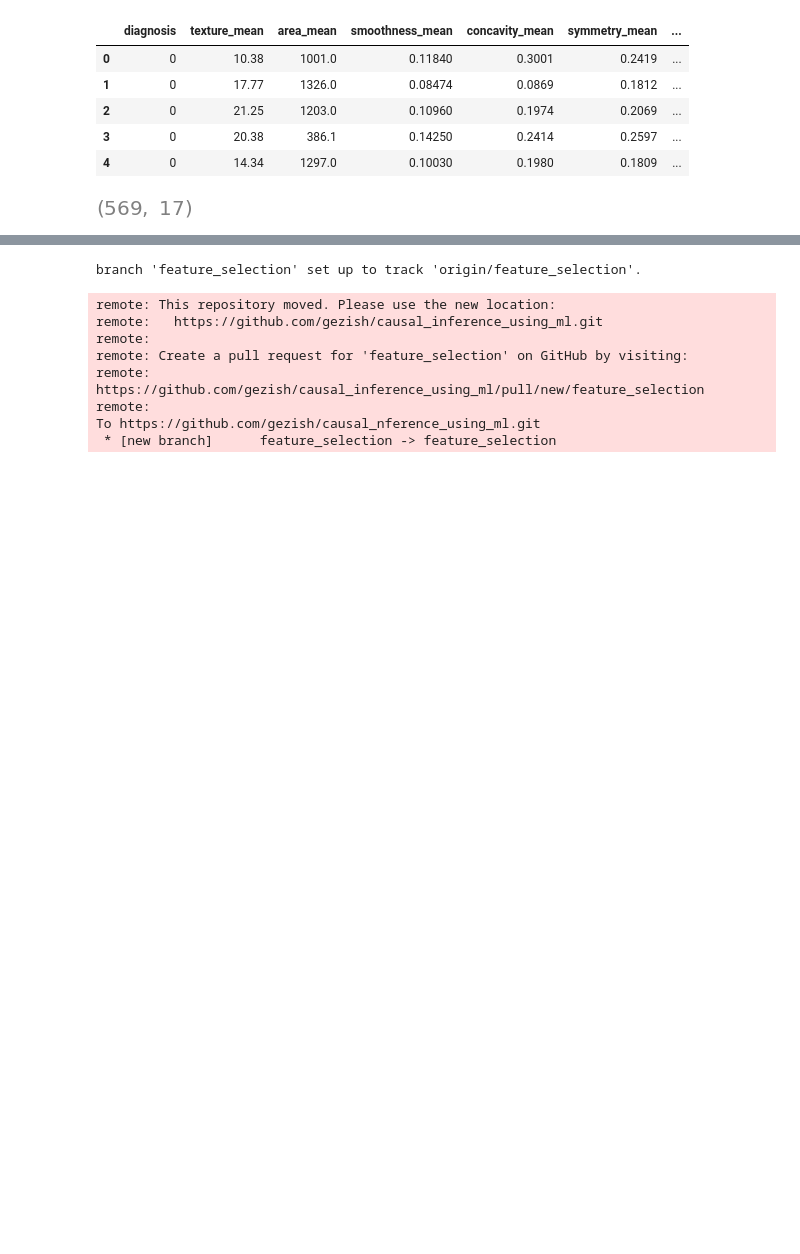
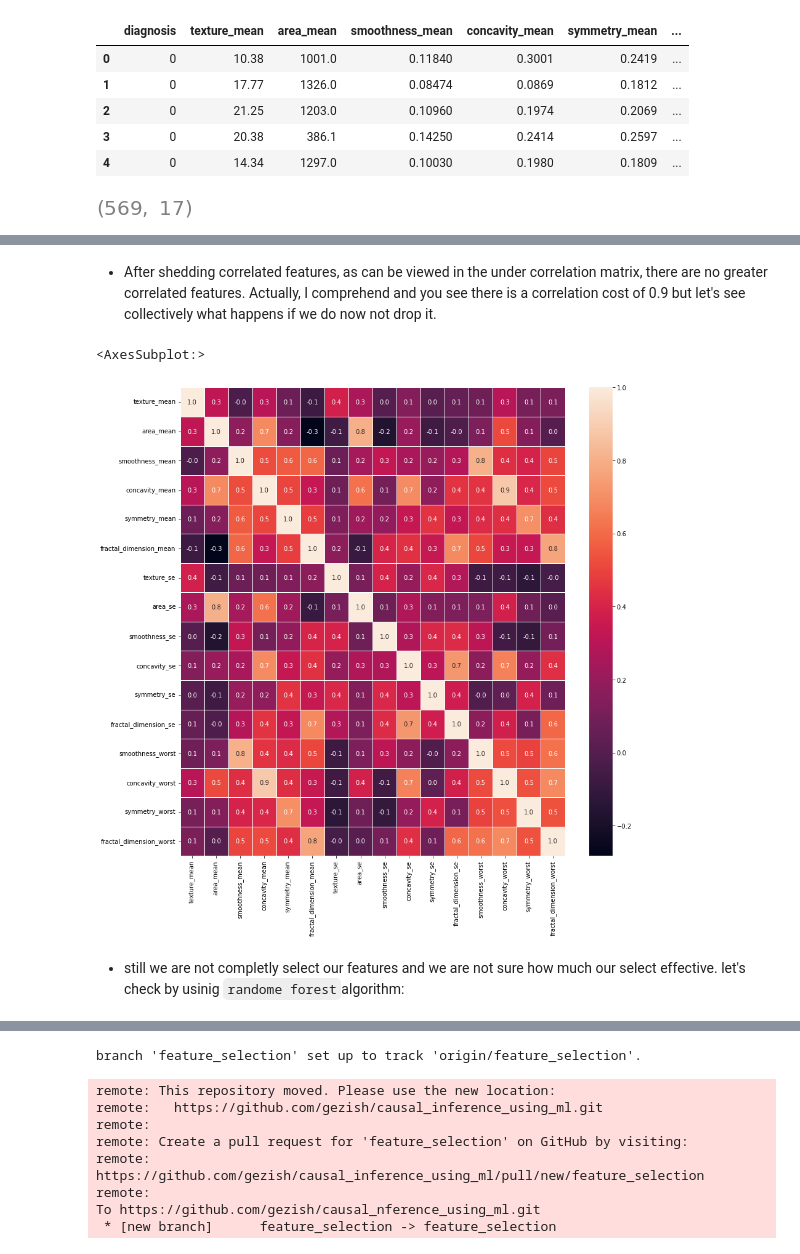
Before and after one commit to gezish/causal_inference_using_ml, a Jupyter notebook: notebooks/feature_selection.ipynb, the cells around one changed output, grey strips where cells are left out. Cells and saved outputs as stored; diff of their text form; code cells hidden in the pictures; blank space fills up the shorter version.

Commit message:
continious feature selection checks

```diff
--- a/notebooks/feature_selection.ipynb
+++ b/notebooks/feature_selection.ipynb
@@ -187,0 +176,13 @@ variable independently because the independent variables tend to change in uniso
+# %%
+x_3=x_2.drop(['diagnosis'],axis=1)
+# %% [markdown]
+- After shedding correlated features, as can be viewed in the under correlation matrix, there are no greater correlated features. Actually, I comprehend and you see there is a correlation cost of 0.9 but let's see collectively what happens if we do now not drop it.
+# %%
+f,ax = plt.subplots(figsize=(14, 14))
+sns.heatmap(x_3.corr(), annot=True, linewidths=.5, fmt= '.1f',ax=ax)
+# %% [output]
+<AxesSubplot:>
+[figure, added]
+# %% [markdown]
+- still we are not completly select our features and we are not sure how much our select effective.
+let's check by usinig `randome forest`algorithm:
```
Also changed, not shown: parts of 13 cells of this notebook.
